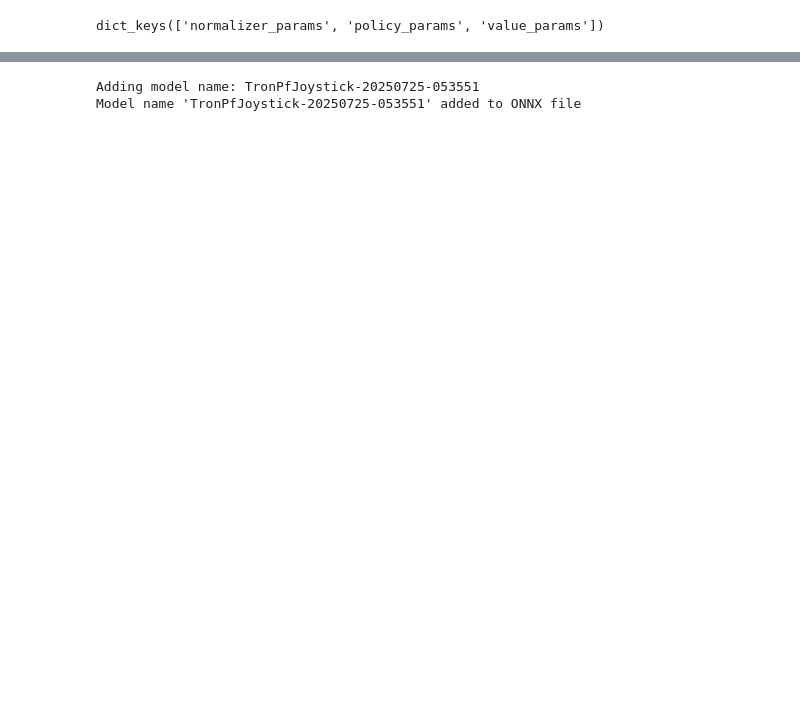
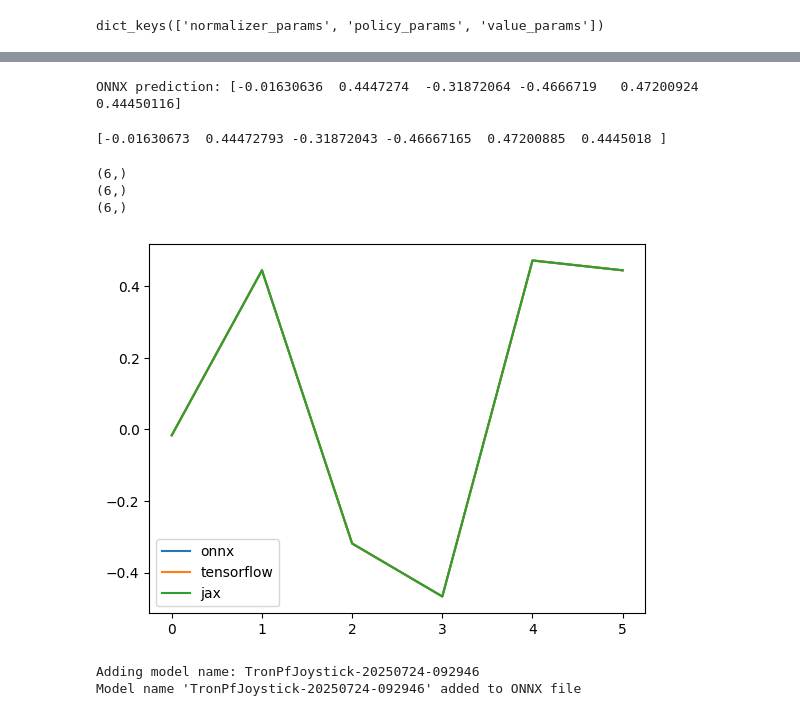
Before and after one commit to Yao-Xinchen/philab-mujoco, a Jupyter notebook: src/philab_mujoco/utilities/export.ipynb, the cells around one changed output, grey strips where cells are left out. Cells and saved outputs as stored; diff of their text form; code cells hidden in the pictures; blank space fills up the shorter version.

```diff
--- a/src/philab_mujoco/utilities/export.ipynb
+++ b/src/philab_mujoco/utilities/export.ipynb
@@ -3,7 +3,7 @@
 
 This notebook converts brax MLP networks to an ONNX checkpoint.
 # %%
-ckpt_path = "/home/xinchen/Dev/philab-mujoco/logs/TronPfJoystick-20250725-053551"
+ckpt_path = "/home/xinchen/Dev/philab-mujoco/logs/TronPfJoystick-20250724-092946"
 env_name = "TronPfJoystick"
 
 # ckpt_path = "/home/xinchen/Dev/philab-mujoco/logs/TronSfJoystick-20250722-055050"
@@ -291,0 +162,13 @@ EMLP weights transferred successfully.
+# %%
+mean = params[0].mean["state"]
+std = params[0].std["state"]
+
+# Convert mean/std jax arrays to tf tensors.
+mean_std = (tf.convert_to_tensor(mean), tf.convert_to_tensor(std))
+
+tf_policy_network = make_policy_network(
+    param_size=act_size * 2,
+    mean_std=mean_std,
+    hidden_layer_sizes=ppo_params.network_factory.policy_hidden_layer_sizes,
+    activation=tf.nn.swish,
+)
@@ -416,3 +268,37 @@ Action 5: JAX=0.326472, TF=0.326472, ONNX=0.326472
+# %%
+onnx_input = {
+  'obs': np.ones((1, obs_size["state"][0]), dtype=np.float32)
+}
+# Prepare inputs for ONNX Runtime
+onnx_pred = m.run(output_names, onnx_input)[0][0]
+
+print("ONNX prediction:", onnx_pred)
+# %% [output]
+ONNX prediction: [-0.01630636  0.4447274  -0.31872064 -0.4666719   0.47200924  0.44450116]
+# %%
+test_input = {
+    'state': jp.ones(obs_size["state"]),
+    'privileged_state': jp.zeros(obs_size["privileged_state"])
+}
+jax_pred, _ = inference_fn(test_input, jax.random.PRNGKey(0))
+print(jax_pred)
+# %% [output]
+[-0.01630673  0.44472793 -0.31872043 -0.46667165  0.47200885  0.4445018 ]
+# %%
+import matplotlib.pyplot as plt
+print(onnx_pred.shape)
+print(tensorflow_pred.shape)
+print(jax_pred.shape)
+plt.plot(onnx_pred, label='onnx')
+plt.plot(tensorflow_pred, label='tensorflow')
+plt.plot(jax_pred, label='jax')
+plt.legend()
+plt.show()
+# %% [output]
+(6,)
+(6,)
+(6,)
+[figure, added]
 # %%
 import onnx
 
@@ -431,5 +317,5 @@ model.doc_string = checkpoint_name
 onnx.save(model, output_path)
 print(f"Model name '{checkpoint_name}' added to ONNX file")
 # %% [output]
-Adding model name: TronPfJoystick-20250725-053551
-Model name 'TronPfJoystick-20250725-053551' added to ONNX file
+Adding model name: TronPfJoystick-20250724-092946
+Model name 'TronPfJoystick-20250724-092946' added to ONNX file
```
Also changed, not shown: parts of 15 cells of this notebook.
